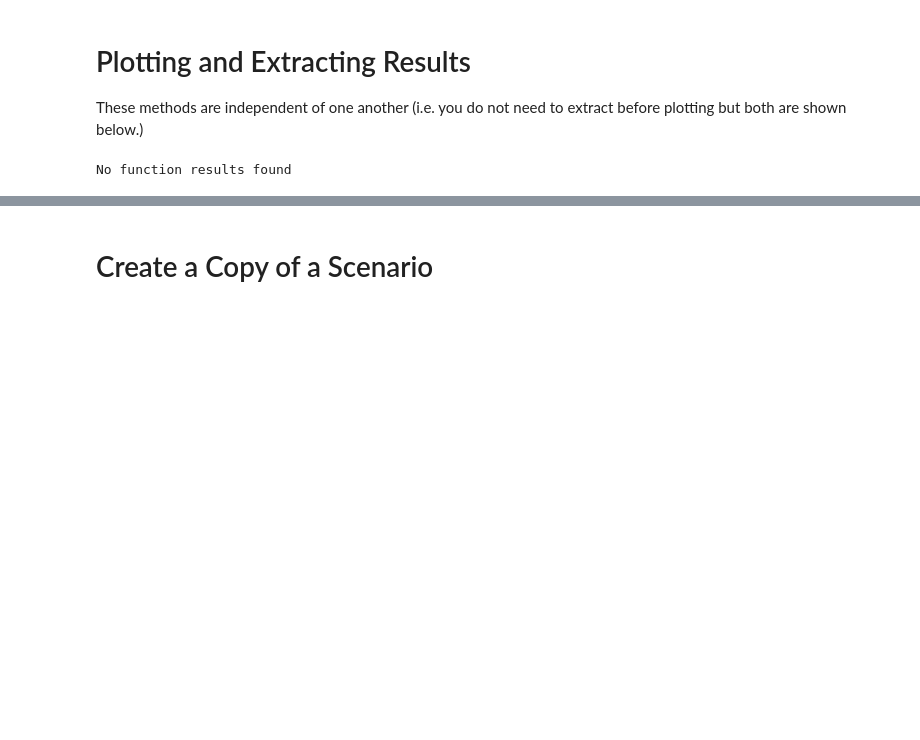
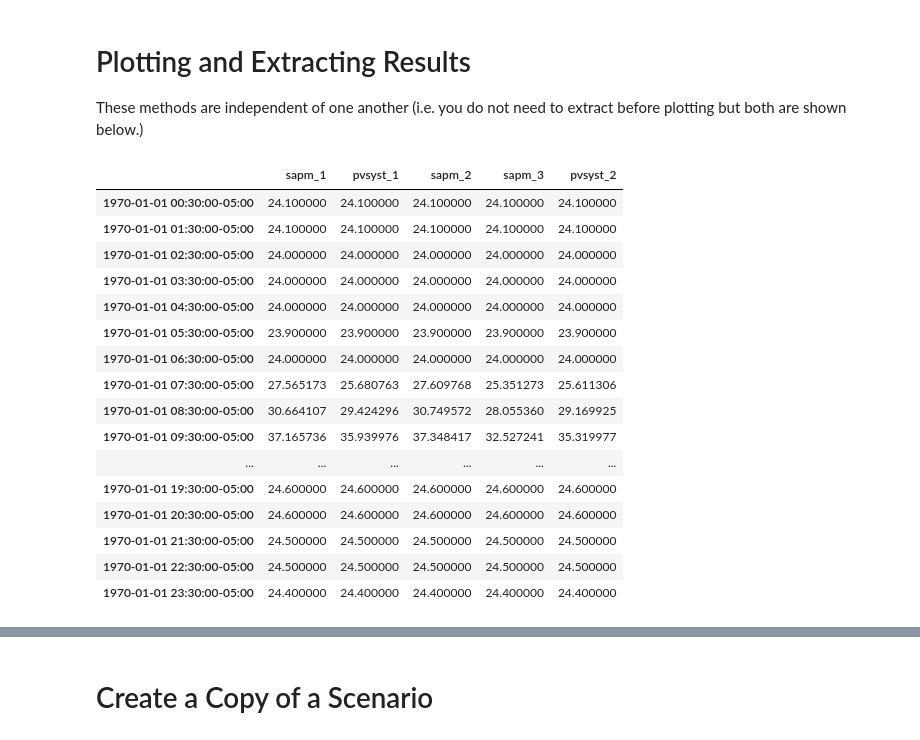
Before and after one commit to NatLabRockies/PVDegradationTools, a Jupyter notebook: tutorials/04_scenario/01_scenario_temperature.ipynb, the cells around one changed output, grey strips where cells are left out. Saved outputs shown, nothing was run; the diff lists cells and outputs as text; code cells hidden in the pictures; blank space fills up the shorter version.

```diff
--- a/tutorials/04_scenario/01_scenario_temperature.ipynb
+++ b/tutorials/04_scenario/01_scenario_temperature.ipynb
@@ -113,17 +113,34 @@ These methods are independent of one another (i.e. you do not need to extract be
 # %%
 import datetime
 
 t0 = datetime.datetime(1970, 1, 1, 0, 0)
 tf = datetime.datetime(1970, 1, 1, 23, 59)
 
-# Get the first function result dynamically
-function_ids = [key[1] for key in scene_temp.results.keys() if key[0] == "function"]
-if function_ids:
-    temp_df = scene_temp.extract(
-        ("function", function_ids[0]), tmy=True, start_time=t0, end_time=tf
-    )
-    display(temp_df)
-else:
-    print("No function results found")
+# scene_temp.results is keyed by module_name, whose values are dicts keyed by
+# job_id. Grab the first job_id from any module to use as the ('function', ...)
+# target for extract/plot.
+first_module_results = next(iter(scene_temp.results.values()))
+first_job_id = next(iter(first_module_results.keys()))
+
+temp_df = scene_temp.extract(
+    ("function", first_job_id), tmy=True, start_time=t0, end_time=tf
+)
+display(temp_df)
 # %% [output]
-No function results found
+|  | sapm_1 | pvsyst_1 | sapm_2 | sapm_3 | pvsyst_2 |
+| 1970-01-01 00:30:00-05:00 | 24.100000 | 24.100000 | 24.100000 | 24.100000 | 24.100000 |
+| 1970-01-01 01:30:00-05:00 | 24.100000 | 24.100000 | 24.100000 | 24.100000 | 24.100000 |
+| 1970-01-01 02:30:00-05:00 | 24.000000 | 24.000000 | 24.000000 | 24.000000 | 24.000000 |
+| 1970-01-01 03:30:00-05:00 | 24.000000 | 24.000000 | 24.000000 | 24.000000 | 24.000000 |
+| 1970-01-01 04:30:00-05:00 | 24.000000 | 24.000000 | 24.000000 | 24.000000 | 24.000000 |
+| 1970-01-01 05:30:00-05:00 | 23.900000 | 23.900000 | 23.900000 | 23.900000 | 23.900000 |
+| 1970-01-01 06:30:00-05:00 | 24.000000 | 24.000000 | 24.000000 | 24.000000 | 24.000000 |
+| 1970-01-01 07:30:00-05:00 | 27.565173 | 25.680763 | 27.609768 | 25.351273 | 25.611306 |
+| 1970-01-01 08:30:00-05:00 | 30.664107 | 29.424296 | 30.749572 | 28.055360 | 29.169925 |
+| 1970-01-01 09:30:00-05:00 | 37.165736 | 35.939976 | 37.348417 | 32.527241 | 35.319977 |
+| ... | ... | ... | ... | ... | ... |
+| 1970-01-01 19:30:00-05:00 | 24.600000 | 24.600000 | 24.600000 | 24.600000 | 24.600000 |
+| 1970-01-01 20:30:00-05:00 | 24.600000 | 24.600000 | 24.600000 | 24.600000 | 24.600000 |
+| 1970-01-01 21:30:00-05:00 | 24.500000 | 24.500000 | 24.500000 | 24.500000 | 24.500000 |
+| 1970-01-01 22:30:00-05:00 | 24.500000 | 24.500000 | 24.500000 | 24.500000 | 24.500000 |
+| 1970-01-01 23:30:00-05:00 | 24.400000 | 24.400000 | 24.400000 | 24.400000 | 24.400000 |
```
Also changed, not shown: parts of 3 cells of this notebook, 1 other file.
